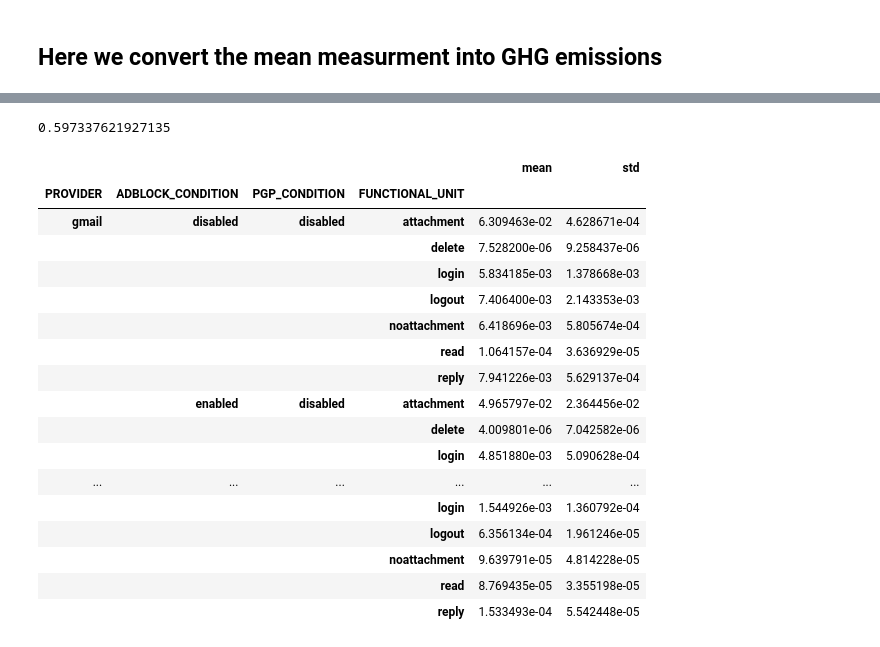
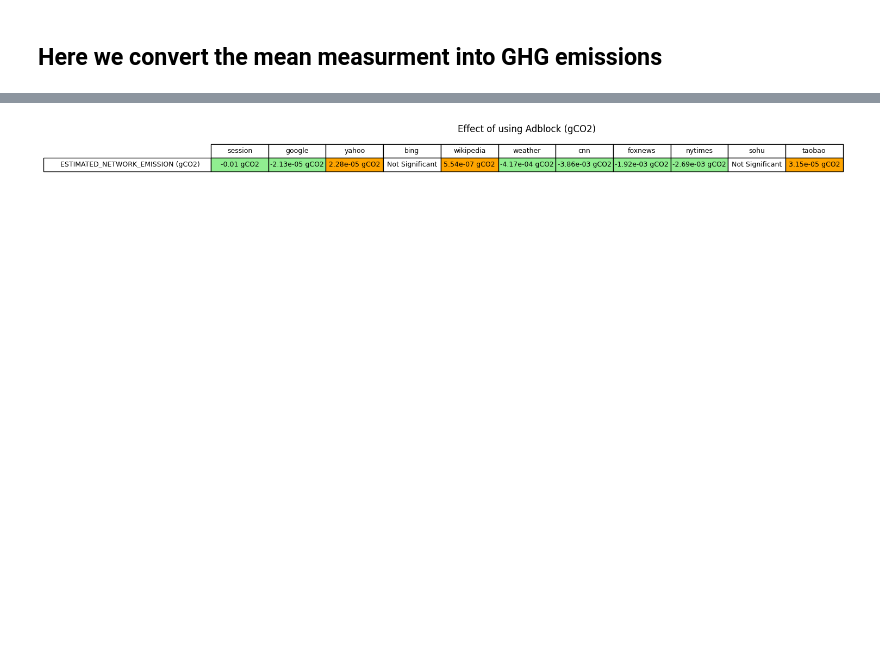
Before and after one commit to jkayembe/thesis, a Jupyter notebook: notebook/2025_topnews_data_analysis.ipynb, the cells around one changed output, grey strips where cells are left out. Cells and saved outputs as stored; diff of their text form; code cells hidden in the pictures; blank space fills up the shorter version.

```diff
--- a/notebook/2025_topnews_data_analysis.ipynb
+++ b/notebook/2025_topnews_data_analysis.ipynb
@@ -872,31 +866,15 @@ display(g_CO2_USER)
 # %%
 ratio_network = 186e6*1e6/ (48 * 64871186038784) #186[Megaton] * 106e[g/ton] / (56[ExaByte] * 64 871 186 038 784 [MB/ExaByte])
 
 network_consumption = 0.002652 * 1e-3 # 0.002652 [kWh / GB] * 1e-3 [GB / MB] --> [kWh / MB] see https://www.green-coding.io/co2-formulas/
 emissions = 196 # [gCO2 / kWh] Belgium 2025 - see https://app.electricitymaps.com/zone/BE/12mo/monthly
 network_emissions = network_consumption * emissions # [gCO2 / MB]
 
-g_CO2_NETWORK = means_and_stds['NETWORK_IO'] * network_emissions
-print(ratio_network)
-display(g_CO2_NETWORK)
+for title, comparaison_pair in comparaisons.items():
+    independence = True if 'over' in title else False
+    gains, percentage_gains = compute_gains(clean_data, comparaison_pair, independence, metrics=['NETWORK_IO'])
+    CO2_NETWORK_gain = gains.applymap(lambda x: safe_multiply(x, network_emissions))
+    plot_gains(CO2_NETWORK_gain, title + ' (gCO2)', CO2=True, label='ESTIMATED_NETWORK_EMISSION (gCO2)', figsize=(10,1))
 # %% [output]
-0.597337621927135
-|  |  |  |  | mean | std |
-| PROVIDER | ADBLOCK_CONDITION | PGP_CONDITION | FUNCTIONAL_UNIT |  |  |
-| gmail | disabled | disabled | attachment | 6.309463e-02 | 4.628671e-04 |
-|  |  |  | delete | 7.528200e-06 | 9.258437e-06 |
-|  |  |  | login | 5.834185e-03 | 1.378668e-03 |
-|  |  |  | logout | 7.406400e-03 | 2.143353e-03 |
-|  |  |  | noattachment | 6.418696e-03 | 5.805674e-04 |
-|  |  |  | read | 1.064157e-04 | 3.636929e-05 |
-|  |  |  | reply | 7.941226e-03 | 5.629137e-04 |
-|  | enabled | disabled | attachment | 4.965797e-02 | 2.364456e-02 |
-|  |  |  | delete | 4.009801e-06 | 7.042582e-06 |
-|  |  |  | login | 4.851880e-03 | 5.090628e-04 |
-| ... | ... | ... | ... | ... | ... |
-|  |  |  | login | 1.544926e-03 | 1.360792e-04 |
-|  |  |  | logout | 6.356134e-04 | 1.961246e-05 |
-|  |  |  | noattachment | 9.639791e-05 | 4.814228e-05 |
-|  |  |  | read | 8.769435e-05 | 3.355198e-05 |
-|  |  |  | reply | 1.533493e-04 | 5.542448e-05 |
+[figure, added]
 # %%
```
Also changed, not shown: parts of 8 cells of this notebook, 1 other file.
